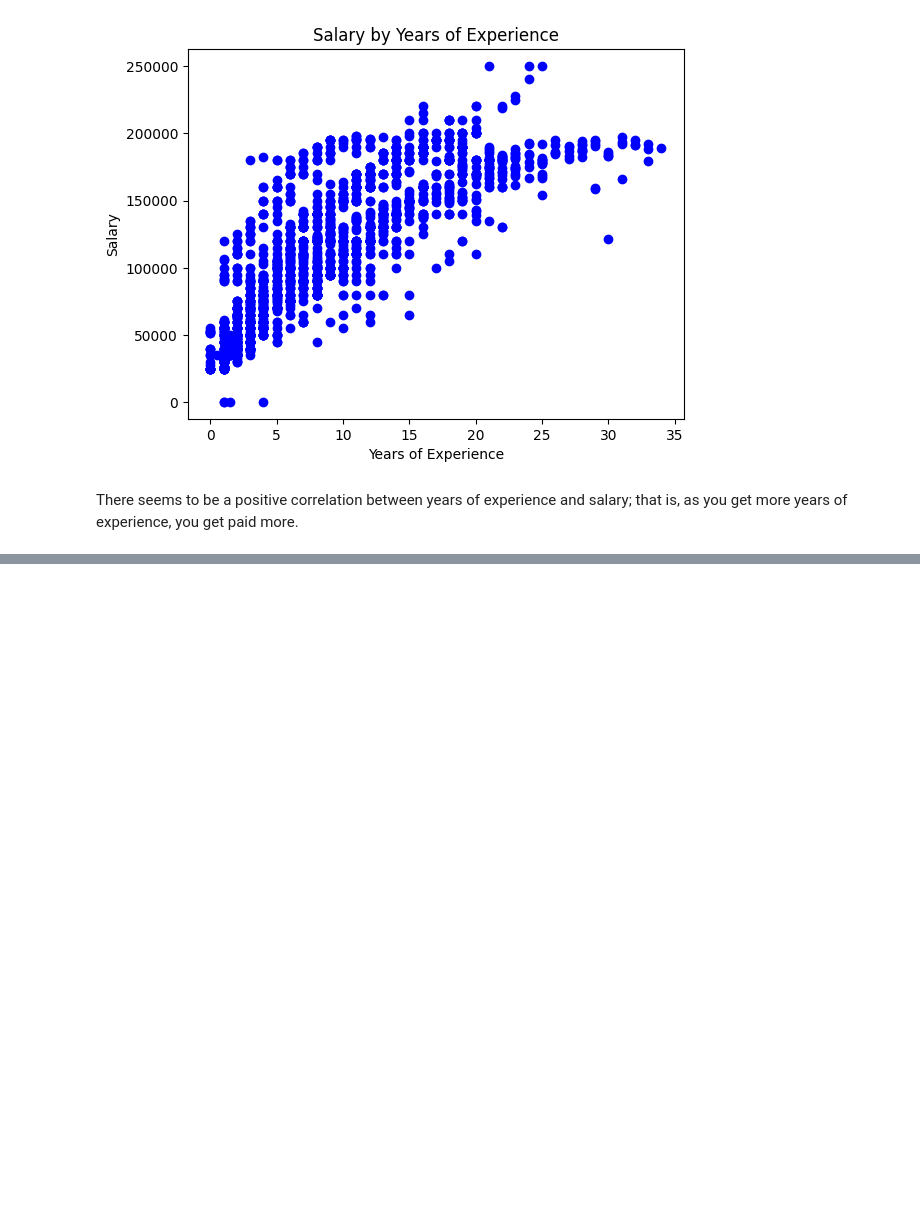
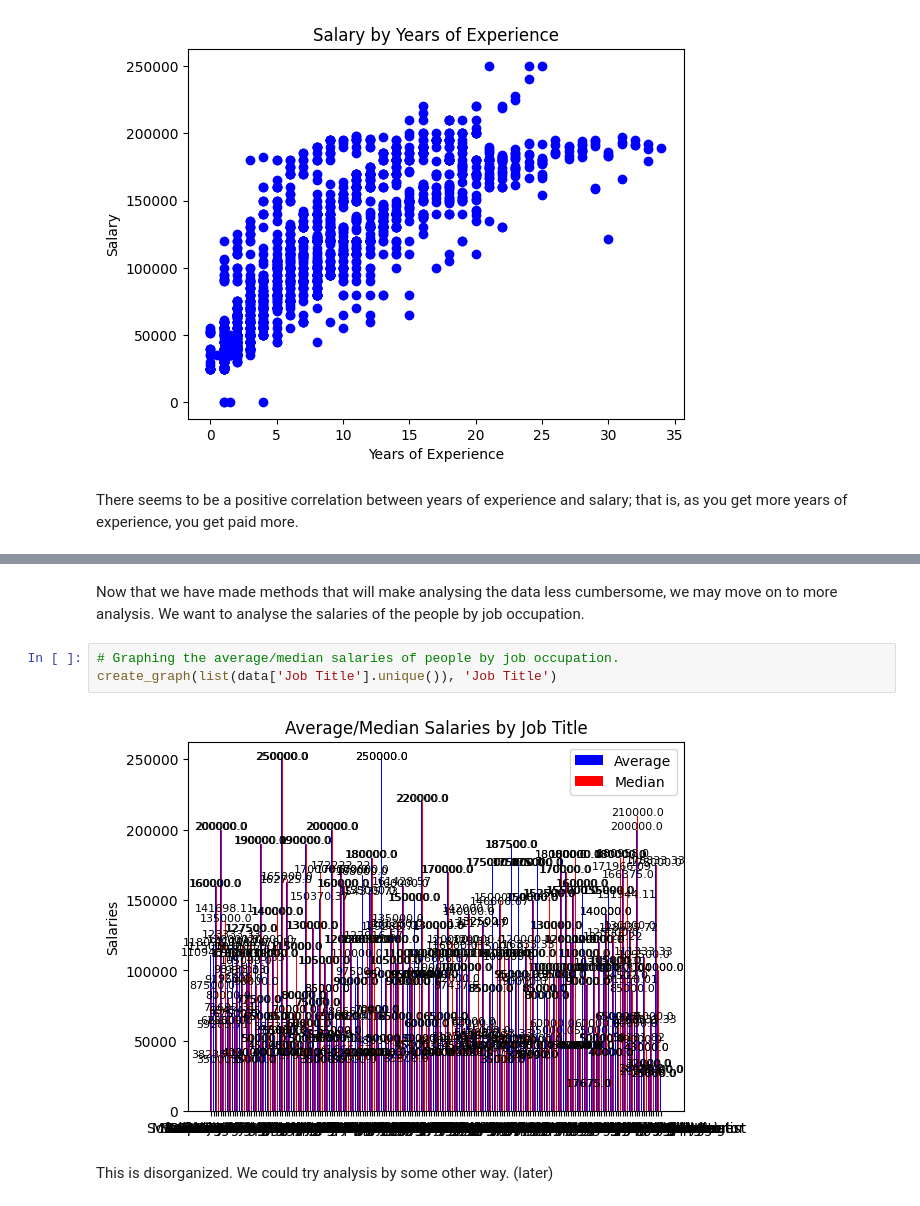
Before and after one commit to zikompo/Salary-ML-Model, a Jupyter notebook: week1.ipynb, the cells around one changed output, grey strips where cells are left out. Saved outputs shown, nothing was run; the diff lists cells and outputs as text; blank space fills up the shorter version.

```diff
--- a/week1.ipynb
+++ b/week1.ipynb
@@ -270,0 +321,9 @@ There seems to be a positive correlation between years of experience and salary;
+# %% [markdown]
+Now that we have made methods that will make analysing the data less cumbersome, we may move on to more analysis. We want to analyse the salaries of the people by job occupation.
+# %%
+# Graphing the average/median salaries of people by job occupation.
+create_graph(list(data['Job Title'].unique()), 'Job Title')
+# %% [output]
+[figure, added]
+# %% [markdown]
+This is disorganized. We could try analysis by some other way. (later)
```
Also changed, not shown: parts of 7 cells of this notebook.
